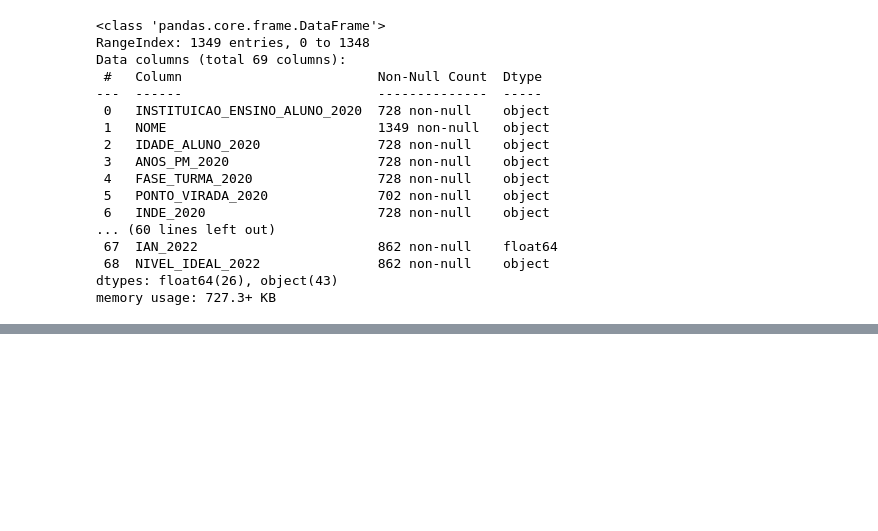
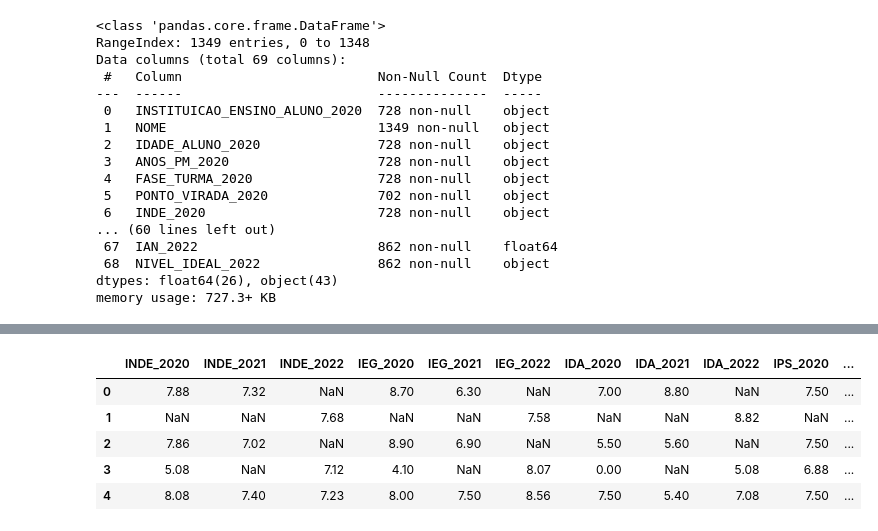
Before and after one commit to camimq/datathonFiap, a Jupyter notebook: main_analysis.ipynb, the cells around one changed output, grey strips where cells are left out. Cells and saved outputs as stored; diff of their text form; code cells hidden in the pictures; blank space fills up the shorter version.

```diff
--- a/main_analysis.ipynb
+++ b/main_analysis.ipynb
@@ -83,0 +192,5 @@ memory usage: 727.3+ KB
+# %%
+# 'INDE_2020', 'INDE_2021', 'IEG_2020', 'IDA_2020', 'IPS_2020', 'IPP_2020', 'IAA_202', 'IPV_2020'
+# transforma valores object em float, em colunas específicas
+columns_to_convert = ['INDE_2020', 'INDE_2021', 'IEG_2020', 'IDA_2020', 'IPS_2020', 'IPP_2020', 'IAA_2020', 'IPV_2020']
+df_dados_selecionados[columns_to_convert] = df_dados_selecionados[columns_to_convert].apply(pd.to_numeric, errors='coerce')
@@ -83,0 +223,12 @@ memory usage: 727.3+ KB
+# %%
+# transform os floats para que traga duas casas decimais
+pd.options.display.float_format = '{:.2f}'.format
+# %%
+df_dados_selecionados.head()
+# %% [output]
+|  | INDE_2020 | INDE_2021 | INDE_2022 | IEG_2020 | IEG_2021 | IEG_2022 | IDA_2020 | IDA_2021 | IDA_2022 | IPS_2020 | ... |
+| 0 | 7.88 | 7.32 | NaN | 8.70 | 6.30 | NaN | 7.00 | 8.80 | NaN | 7.50 | ... |
+| 1 | NaN | NaN | 7.68 | NaN | NaN | 7.58 | NaN | NaN | 8.82 | NaN | ... |
+| 2 | 7.86 | 7.02 | NaN | 8.90 | 6.90 | NaN | 5.50 | 5.60 | NaN | 7.50 | ... |
+| 3 | 5.08 | NaN | 7.12 | 4.10 | NaN | 8.07 | 0.00 | NaN | 5.08 | 6.88 | ... |
+| 4 | 8.08 | 7.40 | 7.23 | 8.00 | 7.50 | 8.56 | 7.50 | 5.40 | 7.08 | 7.50 | ... |
```
Also changed, not shown: parts of 27 cells of this notebook.
